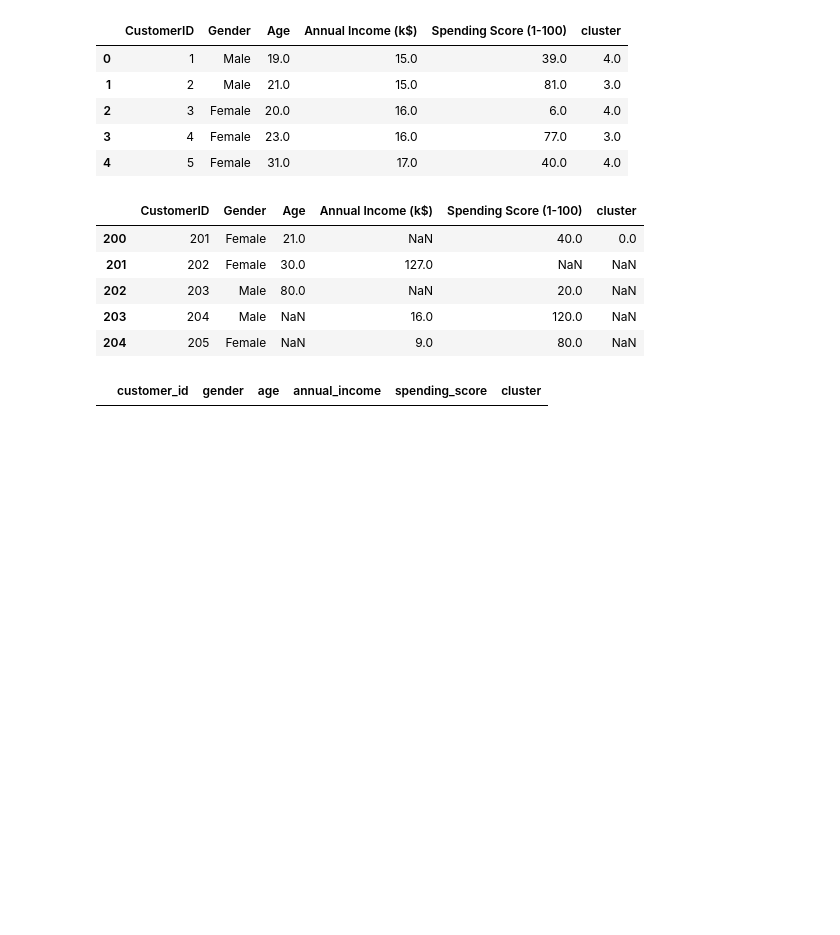
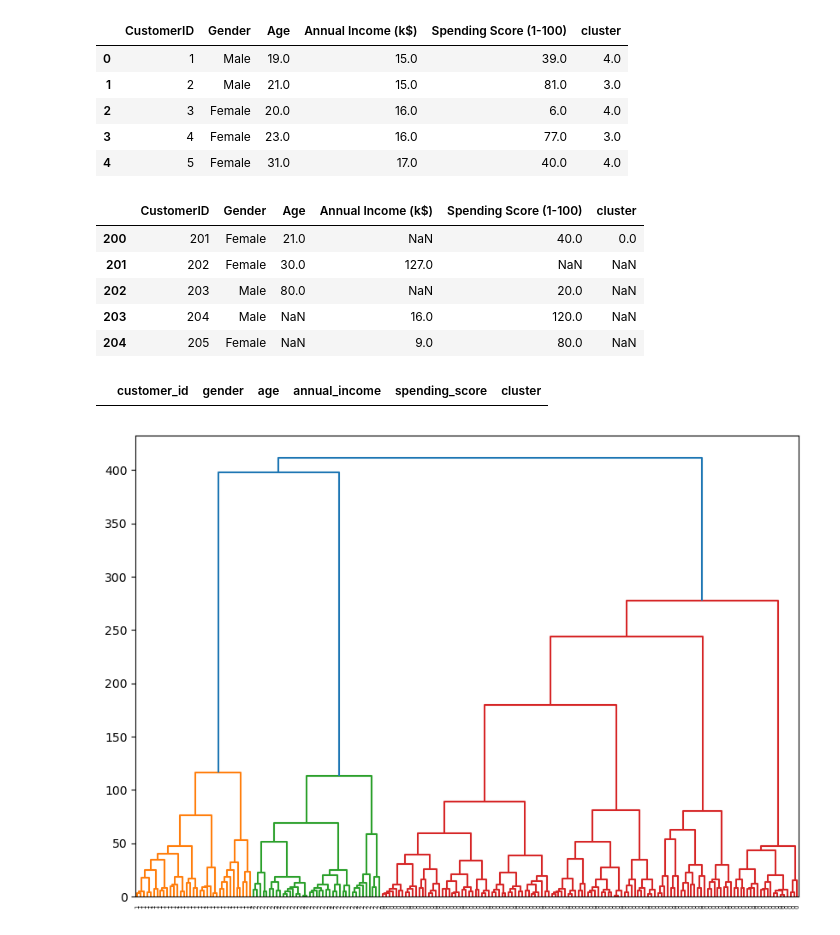
Before and after one commit to ivajazz/ML_4, a Jupyter notebook: dz_2.ipynb, the cells around one changed output. Saved outputs shown, nothing was run; the diff lists cells and outputs as text; code cells hidden in the pictures; blank space fills up the shorter version.

```diff
--- a/dz_2.ipynb
+++ b/dz_2.ipynb
@@ -93,3 +93,29 @@ clustering_dbscan_res = dbscan.fit_predict(X)
 df['dbscan_res_eps_11'] = clustering_dbscan_res
 
 get_3d_visualization(df, 'dbscan_res_eps_11')
+# %%
+from sklearn. cluster import AgglomerativeClustering
+
+def get_aggl_clustering(X, n_clusters):
+    agglomerative_clustering = AgglomerativeClustering(n_clusters=n_clusters, linkage='ward')
+    agglomerative_clustering.fit(X)
+    aggl_prediction = agglomerative_clustering.labels_
+    return aggl_prediction
+# %%
+from scipy.cluster.hierarchy import dendrogram, linkage
+from matplotlib import pyplot as plt
+
+get_aggl_clustering(X=X, n_clusters=3)
+df['aggl_res_3'] = get_aggl_clustering(X, 3)
+
+linked = linkage(X, 'ward')
+plt.figure(figsize=(10, 7))
+
+dendrogram(Z=linked,
+            orientation='top',
+            labels=df['aggl_res_3'].to_list(),
+            distance_sort='descending',
+            show_leaf_counts=True)
+plt.show()
+# %% [output]
+[figure, added]
```
Also changed, not shown: parts of 2 cells of this notebook.
